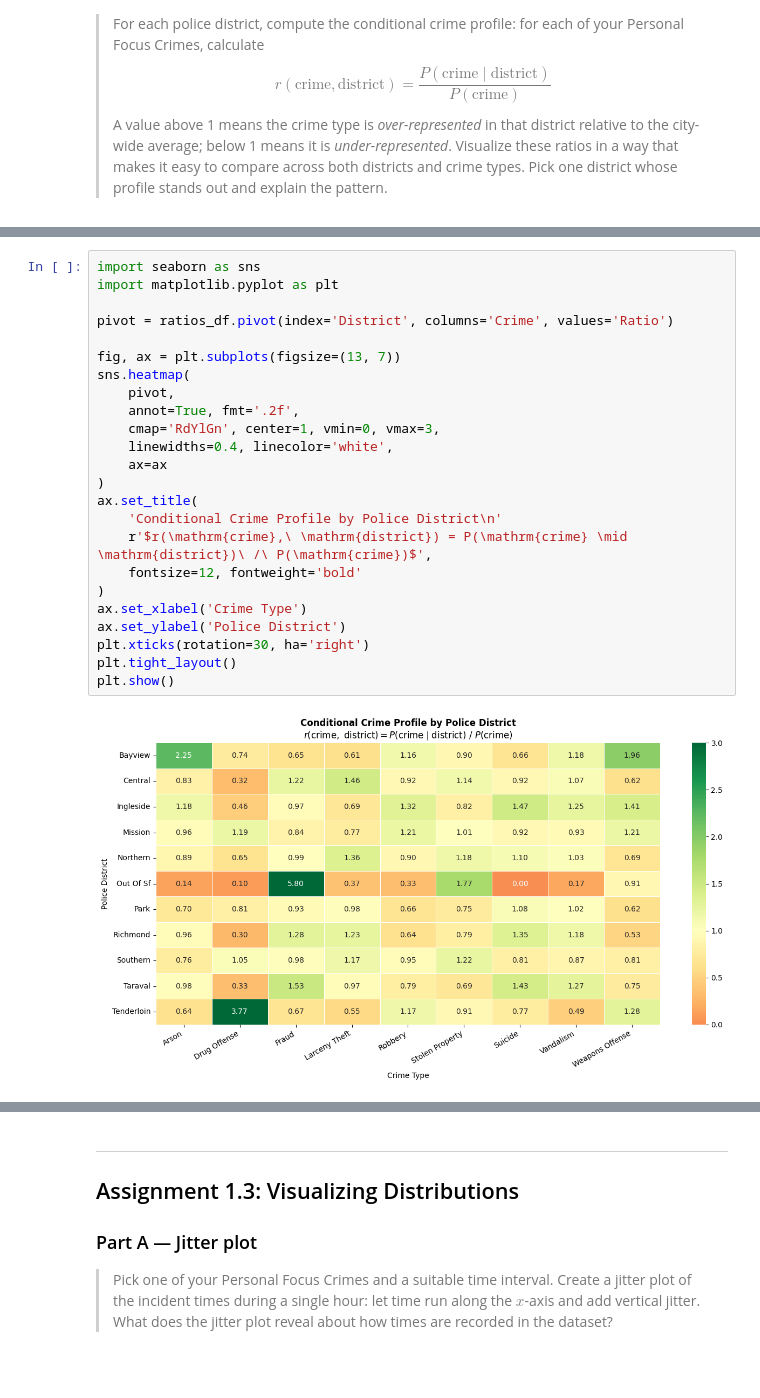
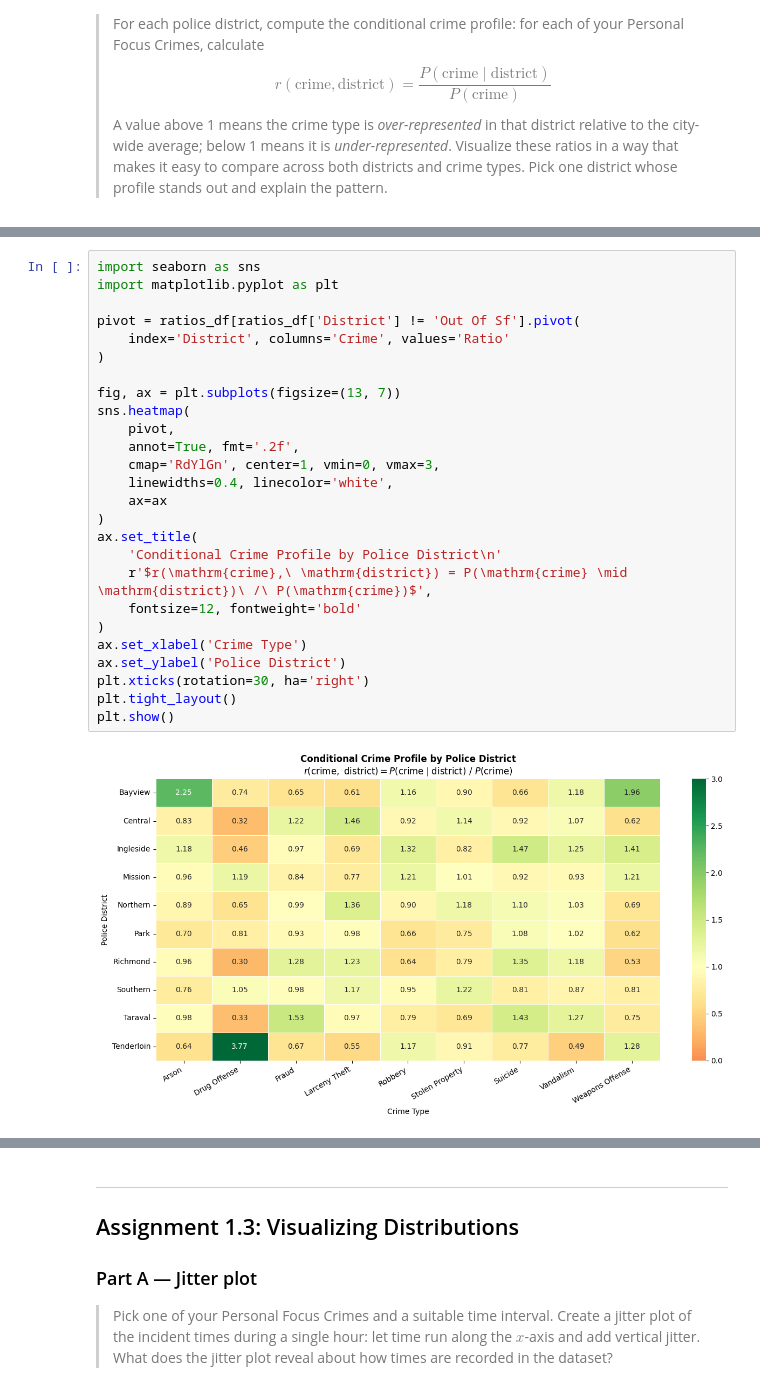
Before and after one commit to Pakkutaq/socialdata2026, a Jupyter notebook: assignments/Assignment1_marcus/Assignment1_marcus.ipynb, the cells around one changed output, grey strips where cells are left out. Saved outputs shown, nothing was run; the diff lists cells and outputs as text.

```diff
--- a/assignments/Assignment1_marcus/Assignment1_marcus.ipynb
+++ b/assignments/Assignment1_marcus/Assignment1_marcus.ipynb
@@ -112,27 +136,29 @@ print(ratios_df)
 # %%
 import seaborn as sns
 import matplotlib.pyplot as plt
 
-pivot = ratios_df.pivot(index='District', columns='Crime', values='Ratio')
+pivot = ratios_df[ratios_df['District'] != 'Out Of Sf'].pivot(
+    index='District', columns='Crime', values='Ratio'
+)
 
 fig, ax = plt.subplots(figsize=(13, 7))
 sns.heatmap(
     pivot,
     annot=True, fmt='.2f',
     cmap='RdYlGn', center=1, vmin=0, vmax=3,
     linewidths=0.4, linecolor='white',
     ax=ax
 )
 ax.set_title(
     'Conditional Crime Profile by Police District\n'
     r'$r(\mathrm{crime},\ \mathrm{district}) = P(\mathrm{crime} \mid \mathrm{district})\ /\ P(\mathrm{crime})$',
     fontsize=12, fontweight='bold'
 )
 ax.set_xlabel('Crime Type')
 ax.set_ylabel('Police District')
 plt.xticks(rotation=30, ha='right')
 plt.tight_layout()
 plt.show()
 # %% [output]
-[figure, old version]
+[figure, new version]
 # %% [markdown]
```
Also changed, not shown: parts of 15 cells of this notebook, 2 other files.
